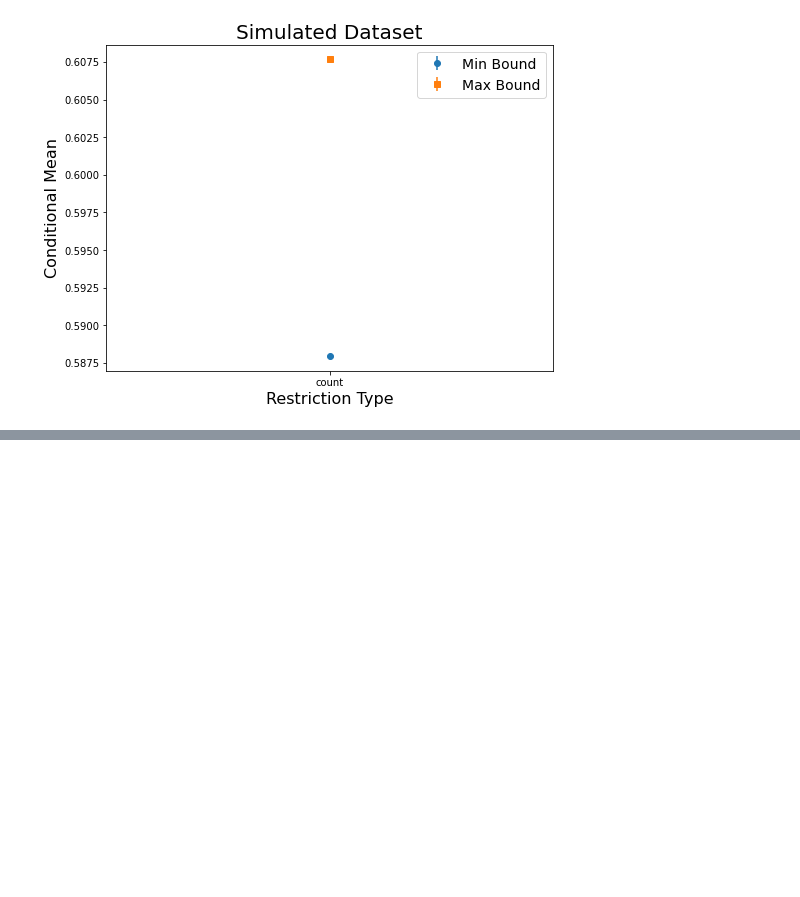
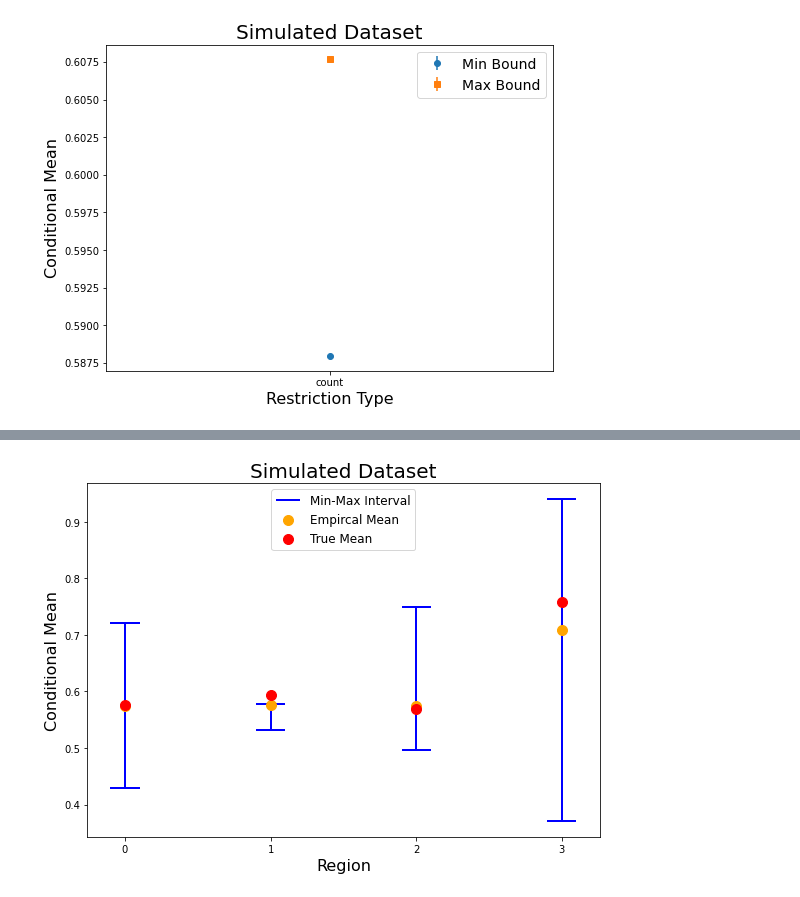
Before and after one commit to pranav-mallela/inference_contrained_distribution_shift, a Jupyter notebook: plotting/plots_ours.ipynb, the cells around one changed output, grey strips where cells are left out. Saved outputs shown, nothing was run; the diff lists cells and outputs as text; code cells hidden in the pictures; blank space fills up the shorter version.

```diff
--- a/plotting/plots_ours.ipynb
+++ b/plotting/plots_ours.ipynb
@@ -169,0 +193,80 @@ plt.show()
+# %%
+import matplotlib.pyplot as plt
+import pandas as pd
+import numpy as np
+
+# Read the data
+# df = pd.read_csv('../experiment_artifacts/Dec01-0138/plotting_df.csv')
+#their data
+# df = pd.read_csv('../experiment_artifacts/Dec01-1915/plotting_df.csv')
+# df0 = pd.read_csv('../experiment_artifacts/Dec01-1927/plotting_df.csv') # upper peninsual
+df0 = pd.read_csv('../experiment_artifacts/Dec01-2020/plotting_df.csv')
+# df1 = pd.read_csv('../experiment_artifacts/Dec01-1932/plotting_df.csv') # detroit_sc_se
+df1 = pd.read_csv('../experiment_artifacts/Dec01-1951/plotting_df.csv')
+# df2 = pd.read_csv('../experiment_artifacts/Dec01-1934/plotting_df.csv') # ann_arbor_puma
+df2 = pd.read_csv('../experiment_artifacts/Dec01-2017/plotting_df.csv') # ann_arbor_puma
+df3 = pd.read_csv('../experiment_artifacts/Dec01-1915/plotting_df.csv') #all regions as one
+
+
+# Create a figure and axis
+fig, ax = plt.subplots(figsize=(8, 6))
+
+for df, idx in zip([df0, df1, df2, df3], range(4)) :
+    ax.vlines(
+        x=idx,
+        ymin=df['min_bound'][0],
+        ymax=df['max_bound'][0],
+        color='blue',
+        linewidth=2,
+        label='Min-Max Interval'
+    )
+    ax.scatter(
+        x=idx,
+        y=df['empirical_conditional_mean'][0],
+        color='orange',
+        s=100,
+        label='Empirical Mean',
+        zorder=3
+    )
+    ax.scatter(
+        x=idx,
+        y=df['true_conditional_mean'][0],
+        color='red',
+        s=100,
+        label='True Mean',
+        zorder=3
+    )
+    ax.hlines(
+    y=df['min_bound'][0],
+    xmin=idx-0.1,
+    xmax=idx+0.1,
+    color='blue',
+    linewidth=2,
+    )
+    ax.hlines(
+    y=df['max_bound'][0],
+    xmin=idx-0.1,
+    xmax=idx+0.1,
+    color='blue',
+    linewidth=2,
+    )
+
+
+ax.set_title("Simulated Dataset", fontsize=20)
+ax.set_xlabel("Region", fontsize=16)
+ax.set_ylabel("Conditional Mean", fontsize=16)
+
+# Add legend
+ax.legend(fontsize=12,
+          labels = ['Min-Max Interval', 'Empircal Mean', 'True Mean'],
+          loc='upper center')
+
+ax.set_xticks(range(4))
+
+# Adjust layout to prevent clipping of tick-labels
+plt.tight_layout()
+
+# Display the plot
+plt.show()
+# %% [output]
+[figure, added]
```
Also changed, not shown: parts of 1 cell of this notebook, 3 other files.
